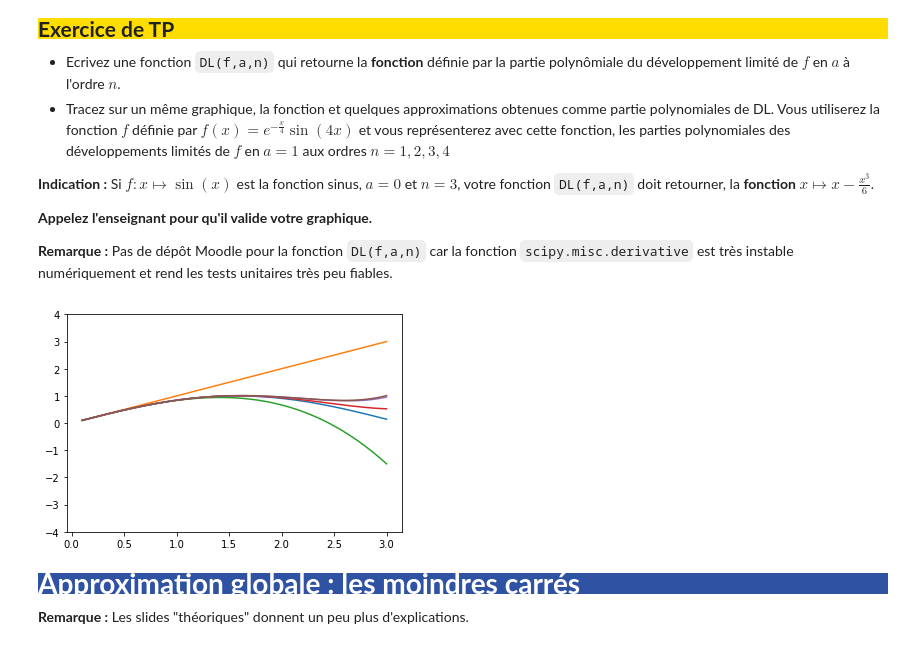
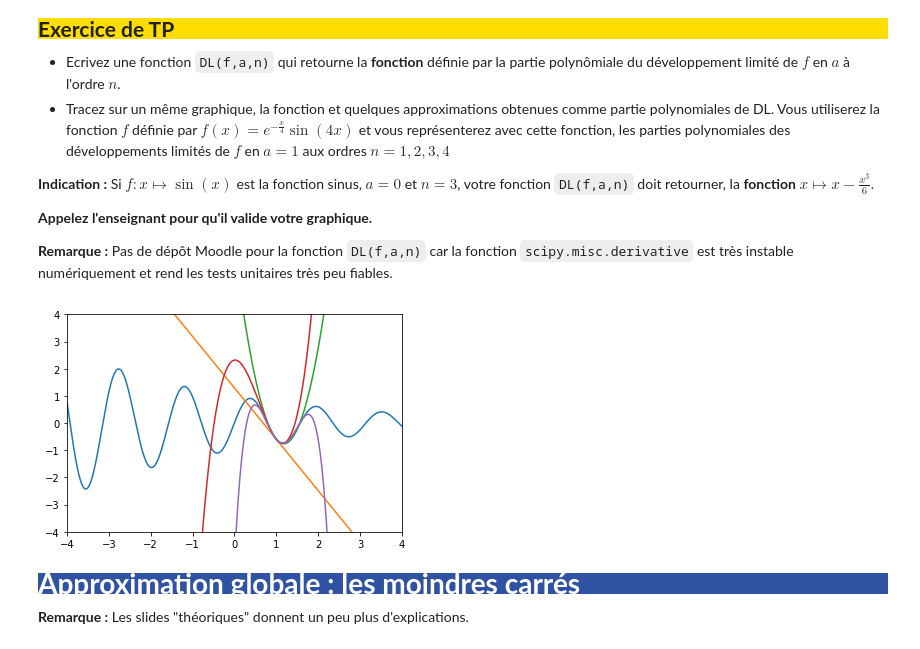
Before and after one commit to Aslem1/univ, a Jupyter notebook: Methodes numeriques/TP5 - Approximation/[ENONCE] Approximation.ipynb, the cells around one changed output. Cells and saved outputs as stored; diff of their text form; code cells hidden in the pictures.

```diff
--- a/Methodes numeriques/TP5 - Approximation/[ENONCE] Approximation.ipynb
+++ b/Methodes numeriques/TP5 - Approximation/[ENONCE] Approximation.ipynb
@@ -118,29 +117,32 @@ plt.show()
 **Appelez l'enseignant pour qu'il valide votre graphique.**
 
 **Remarque :** Pas de dépôt Moodle pour la fonction `DL(f,a,n)` car la fonction `scipy.misc.derivative` est très instable numériquement et rend les tests unitaires très peu fiables.
-# %%
-# Insérez votre code
-def DL(f,a,n):
-    x = np.linspace(-10,10,200)
-f = np.sin(x) # La fonction à approximer
-dl1 = x # La partie polynomiale du DL en a = 0 à l'ordre n = 1
-dl3 = x - x**3/6 # La partie polynomiale du DL en a = 0 à l'ordre n = 3
-dl5 = x - x**3/6 + x**5/120
-dl7 = x - x**3/6 + x**5/120 + x**7/5040
-dl9 = x - x**3/6 + x**5/120 + x**7/5040 + x**9/362880
-
-
-plt.plot(x,f)
-plt.plot(x,dl1)
-plt.plot(x,dl3)
-plt.plot(x,dl5)
-plt.plot(x,dl7)
-plt.plot(x,dl9)
-
-plt.ylim(-4,4)
-plt.show()
-# %% [output]
-[figure, removed]
+# %%
+def f(x):
+    return np.exp(-x/4)*np.sin(4*x)
+
+# Insérez votre code
+def DL(f, a, n):
+    def rank(x):
+        res = f(a)
+        for k in range(1, n+1):
+            res += (derivative(f, a, dx=1e-3, n=k, order=2*n+1)/math.factorial(k))*(x-a)**k
+        return res
+    return rank
+
+x = np.linspace(-4,4,2000)
+
+plt.plot(x,f(x))
+plt.plot(x,DL(f, 1, 1)(x))
+plt.plot(x,DL(f, 1, 2)(x))
+plt.plot(x,DL(f, 1, 3)(x))
+plt.plot(x,DL(f, 1, 4)(x))
+
+plt.ylim(-4,4)
+plt.xlim(-4,4)
+plt.show()
+# %% [output]
+[figure, added]
 # %% [markdown]
 <p style="font-size:200%; line-height:200%; font-weight:bold; background-color:#2F52A3; color:white">Approximation globale : les moindres carrés</p>
 
```
Also changed, not shown: parts of 5 cells of this notebook, 1 other file.
